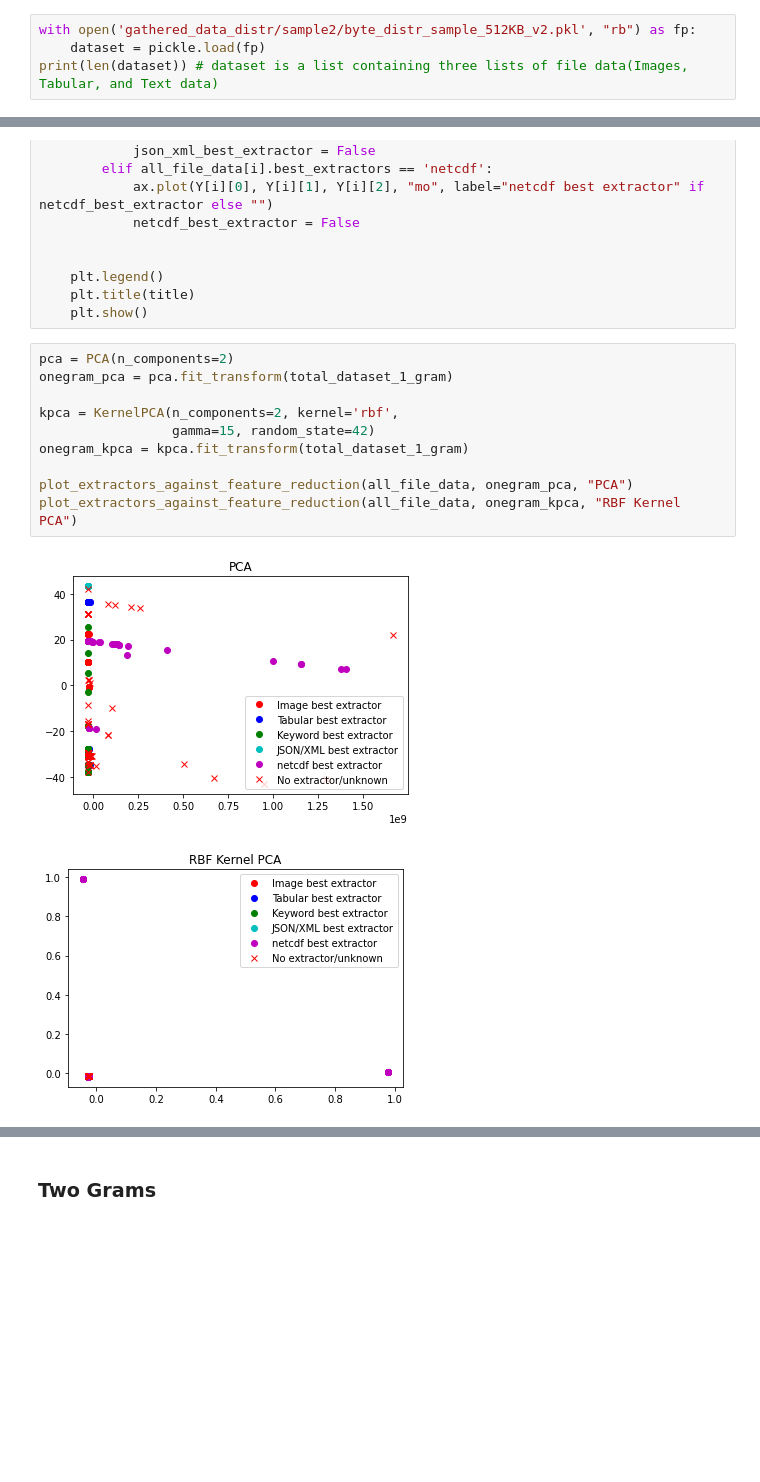
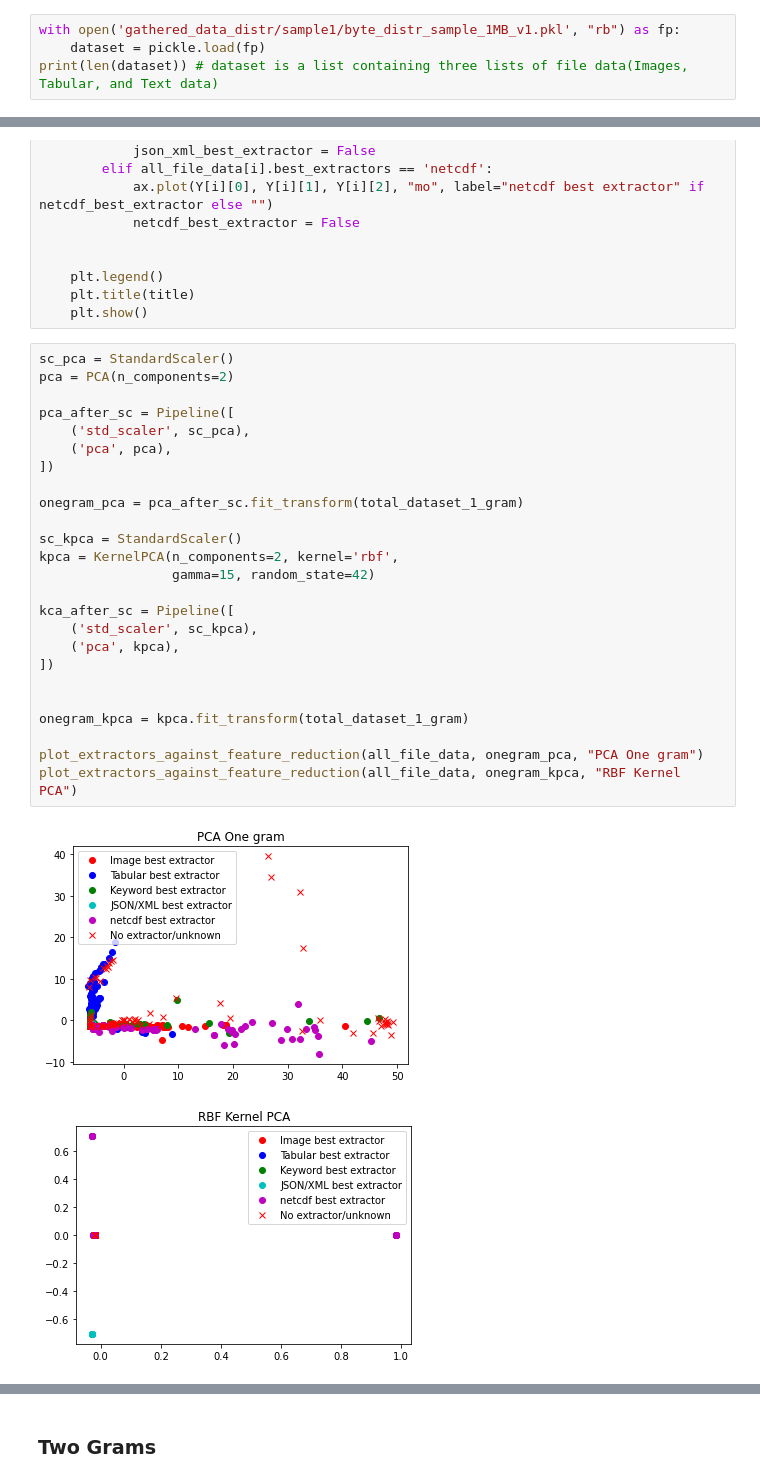
Before and after one commit to xtracthub/MetaDataExtractionModel, a Jupyter notebook: subdataset/subsetAnalysis7.ipynb, the cells around one changed output, grey strips where cells are left out. Saved outputs shown, nothing was run; the diff lists cells and outputs as text; blank space fills up the shorter version.

```diff
--- a/subdataset/subsetAnalysis7.ipynb
+++ b/subdataset/subsetAnalysis7.ipynb
@@ -19,7 +19,7 @@ from sklearn.manifold import TSNE
 from sklearn.preprocessing import StandardScaler
 from sklearn.pipeline import Pipeline
 # %%
-with open('gathered_data_distr/sample2/byte_distr_sample_512KB_v2.pkl', "rb") as fp:
+with open('gathered_data_distr/sample1/byte_distr_sample_1MB_v1.pkl', "rb") as fp:
     dataset = pickle.load(fp)
 print(len(dataset)) # dataset is a list containing three lists of file data(Images, Tabular, and Text data)
 # %% [output]
@@ -143,15 +143,30 @@ def plot_extractors_against_feature_reduction_3d(all_file_data, Y, title):
     plt.title(title)
     plt.show()
 # %%
+sc_pca = StandardScaler()
 pca = PCA(n_components=2)
-onegram_pca = pca.fit_transform(total_dataset_1_gram)
 
+pca_after_sc = Pipeline([
+    ('std_scaler', sc_pca),
+    ('pca', pca),
+])
+
+onegram_pca = pca_after_sc.fit_transform(total_dataset_1_gram)
+
+sc_kpca = StandardScaler()
 kpca = KernelPCA(n_components=2, kernel='rbf',
                  gamma=15, random_state=42)
+
+kca_after_sc = Pipeline([
+    ('std_scaler', sc_kpca),
+    ('pca', kpca),
+])
+
+
 onegram_kpca = kpca.fit_transform(total_dataset_1_gram)
 
-plot_extractors_against_feature_reduction(all_file_data, onegram_pca, "PCA")
+plot_extractors_against_feature_reduction(all_file_data, onegram_pca, "PCA One gram")
 plot_extractors_against_feature_reduction(all_file_data, onegram_kpca, "RBF Kernel PCA")
 # %% [output]
-[figure, old version]
+[figure, new version]
-[figure, old version]
+[figure, new version]
```
Also changed, not shown: parts of 13 cells of this notebook, 2 other files.
